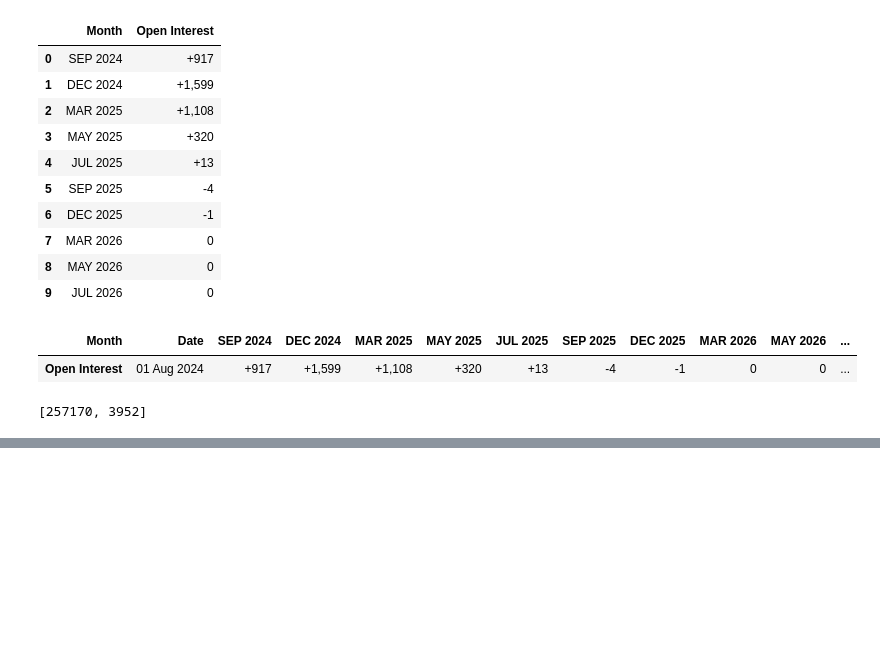
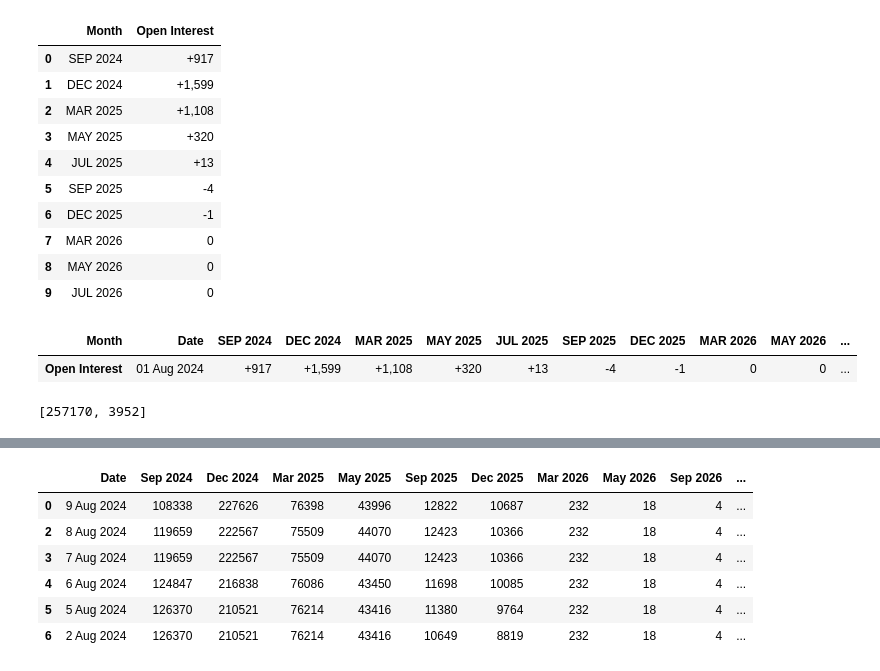
Before and after one commit to anmol201212/TacticalQuant, a Jupyter notebook: OI/OI_Automate.ipynb, the cells around one changed output, grey strips where cells are left out. Saved outputs shown, nothing was run; the diff lists cells and outputs as text; code cells hidden in the pictures; blank space fills up the shorter version.

```diff
--- a/OI/OI_Automate.ipynb
+++ b/OI/OI_Automate.ipynb
@@ -355,0 +372,28 @@ df_new.to_csv('temp.csv',index=False)
+# %%
+def transform_headers(headers):
+    new_headers = []
+    for header in headers:
+        if header != 'Date' and header != 'Total OI':
+            # Split by space and add '20' before the year
+            parts = header.split()
+            if len(parts) == 2:  # Format is Month Year
+                month, year = parts
+                new_year = '20' + year
+                new_header = f"{month} {new_year}"
+                new_headers.append(new_header)
+        else:
+            new_headers.append(header)
+    return new_headers
+
+# Apply transformation
+main_df.columns = transform_headers(main_df.columns)
+# %%
+main_df
+# %% [output]
+|  | Date | Sep 2024 | Dec 2024 | Mar 2025 | May 2025 | Sep 2025 | Dec 2025 | Mar 2026 | May 2026 | Sep 2026 | ... |
+| 0 | 9 Aug 2024 | 108338 | 227626 | 76398 | 43996 | 12822 | 10687 | 232 | 18 | 4 | ... |
+| 2 | 8 Aug 2024 | 119659 | 222567 | 75509 | 44070 | 12423 | 10366 | 232 | 18 | 4 | ... |
+| 3 | 7 Aug 2024 | 119659 | 222567 | 75509 | 44070 | 12423 | 10366 | 232 | 18 | 4 | ... |
+| 4 | 6 Aug 2024 | 124847 | 216838 | 76086 | 43450 | 11698 | 10085 | 232 | 18 | 4 | ... |
+| 5 | 5 Aug 2024 | 126370 | 210521 | 76214 | 43416 | 11380 | 9764 | 232 | 18 | 4 | ... |
+| 6 | 2 Aug 2024 | 126370 | 210521 | 76214 | 43416 | 10649 | 8819 | 232 | 18 | 4 | ... |
```
Also changed, not shown: parts of 14 cells of this notebook, 15 other files.
